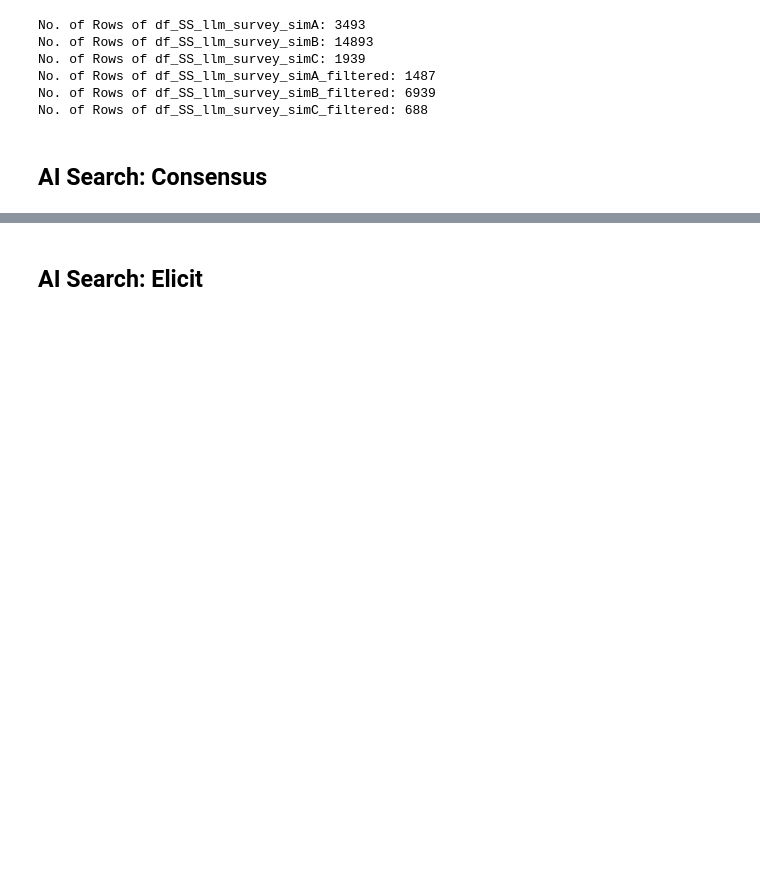
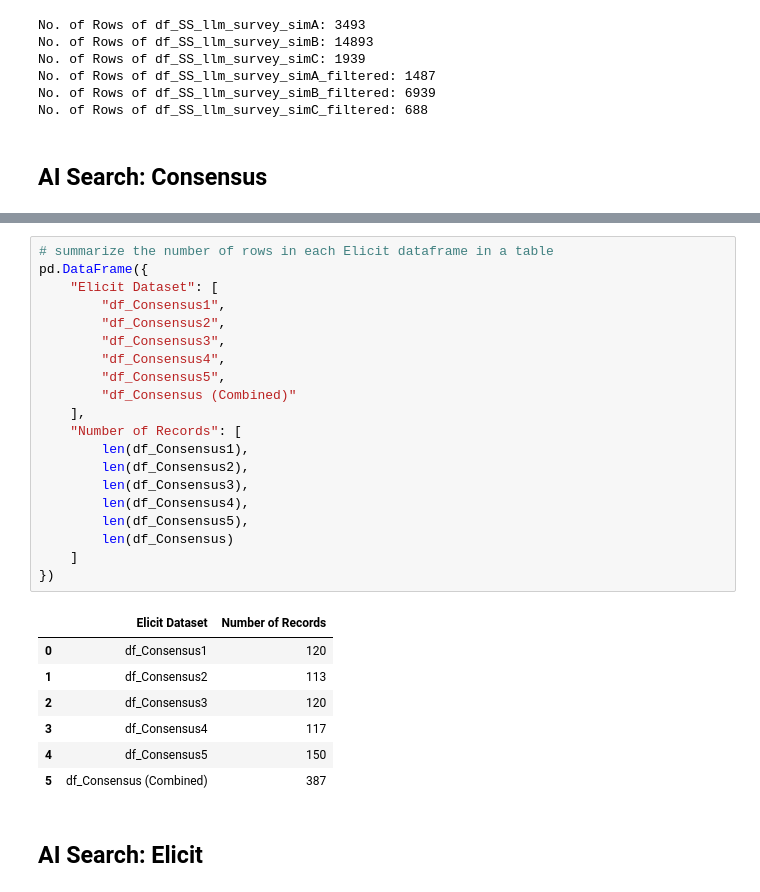
Before and after one commit to haoting-chan/AIRESIL, a Jupyter notebook: Database_extraction.ipynb, the cells around one changed output, grey strips where cells are left out. Saved outputs shown, nothing was run; the diff lists cells and outputs as text; blank space fills up the shorter version.

```diff
--- a/Database_extraction.ipynb
+++ b/Database_extraction.ipynb
@@ -724,3 +720,31 @@ df_Consensus3
+# %%
+# summarize the number of rows in each Elicit dataframe in a table
+pd.DataFrame({
+    "Elicit Dataset": [
+        "df_Consensus1",
+        "df_Consensus2",
+        "df_Consensus3",
+        "df_Consensus4",
+        "df_Consensus5",
+        "df_Consensus (Combined)"
+    ],
+    "Number of Records": [
+        len(df_Consensus1),
+        len(df_Consensus2),
+        len(df_Consensus3),
+        len(df_Consensus4),
+        len(df_Consensus5),
+        len(df_Consensus)
+    ]
+})
+# %% [output]
+|  | Elicit Dataset | Number of Records |
+| 0 | df_Consensus1 | 120 |
+| 1 | df_Consensus2 | 113 |
+| 2 | df_Consensus3 | 120 |
+| 3 | df_Consensus4 | 117 |
+| 4 | df_Consensus5 | 150 |
+| 5 | df_Consensus (Combined) | 387 |
 # %% [markdown]
 ## AI Search: Elicit
 # %%
```
Also changed, not shown: parts of 6 cells of this notebook, 1 other file.
